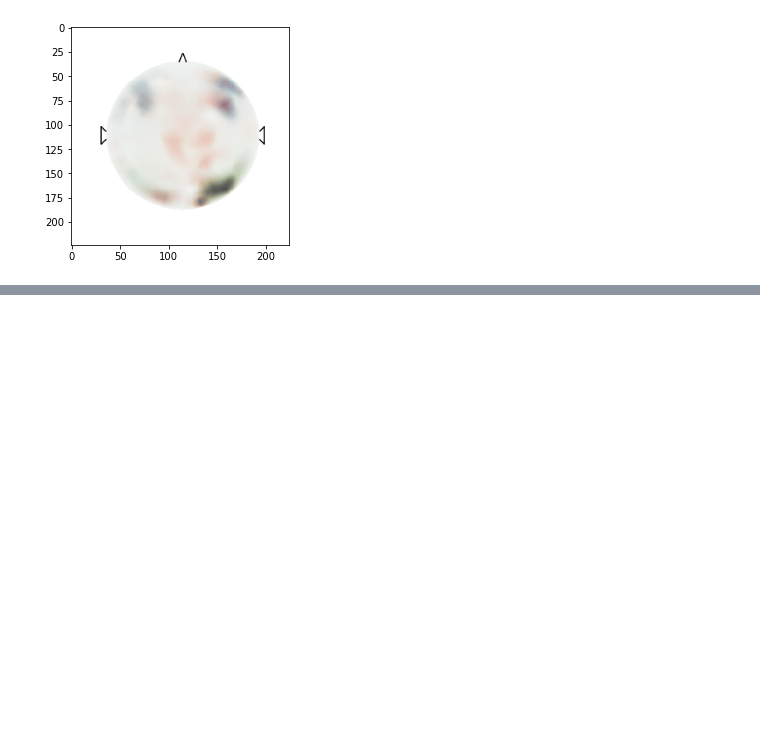
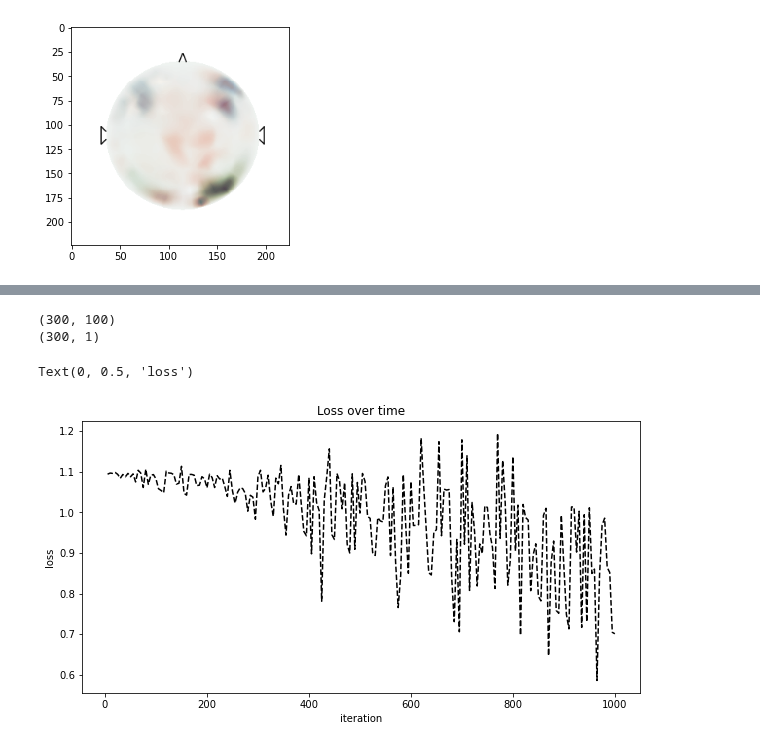
Before and after one commit to hundredball/Math24, a Jupyter notebook: test_each_function.ipynb, the cells around one changed output, grey strips where cells are left out. Drawn from its saved outputs; the diff is of its cells as text; code cells hidden in the pictures; blank space fills up the shorter version.

```diff
--- a/test_each_function.ipynb
+++ b/test_each_function.ipynb
@@ -296,0 +480,16 @@ plt.imshow(image)
+# %%
+x1 = np.array([samples1[i][:, 1] for i in range(len(samples1))], dtype=np.float)
+x2 = np.array([samples2[i][:, 1] for i in range(len(samples2))], dtype=np.float)
+x3 = np.array([samples3[i][:, 1] for i in range(len(samples3))], dtype=np.float)
+y1 = np.full((total, 1), 0)
+y2 = np.full((total, 1), 1)
+y3 = np.full((total, 1), 2)
+
+X = np.vstack([x1, x2, x3])
+y = np.vstack([y1, y2, y3])
+
+print(X.shape)
+print(y.shape)
+# %% [output]
+(300, 100)
+(300, 1)
@@ -296,0 +646,47 @@ plt.imshow(image)
+# %%
+from tqdm import tqdm
+
+device = torch.device('cuda') if torch.cuda.is_available() else torch.device('cpu')
+input_size = n
+n_hidden = 128
+output_size = 3
+mode = 'one'
+
+if mode == 'one':
+    rnn = RNN(input_size, n_hidden, output_size)
+elif mode == 'loop':
+    rnn = RNN_LOOP(input_size, n_hidden, output_size)
+rnn = rnn.to(device)
+
+criterion = nn.NLLLoss()
+learning_rate = 0.005
+
+n_iters = 1000
+plot_every = 5
+
+current_loss = 0
+losses = []
+iters = []
+
+for i in tqdm(range(1, n_iters + 1)):
+    X_tensor, y_tensor = random_example(X, y)
+    X_tensor, y_tensor = X_tensor.to(device), y_tensor.to(device)
+    if mode == 'one':
+        output, loss = train_one(X_tensor, y_tensor, rnn, criterion, learning_rate)
+    elif mode == 'loop':
+        output, loss = train_loop(X_tensor, y_tensor, rnn, criterion, learning_rate)
+    current_loss += loss
+
+    if i % plot_every == 0:
+        losses.append(current_loss / plot_every)
+        iters.append(i)
+        current_loss = 0
+# %%
+fig, ax = plt.subplots(figsize=(10, 5))
+plt.plot(iters, losses, 'k--')
+ax.set_title('Loss over time')
+ax.set_xlabel(r'iteration')
+ax.set_ylabel(r'loss')
+# %% [output]
+Text(0, 0.5, 'loss')
+[figure, added]
```
Also changed, not shown: parts of 10 cells of this notebook, 8 other files.
